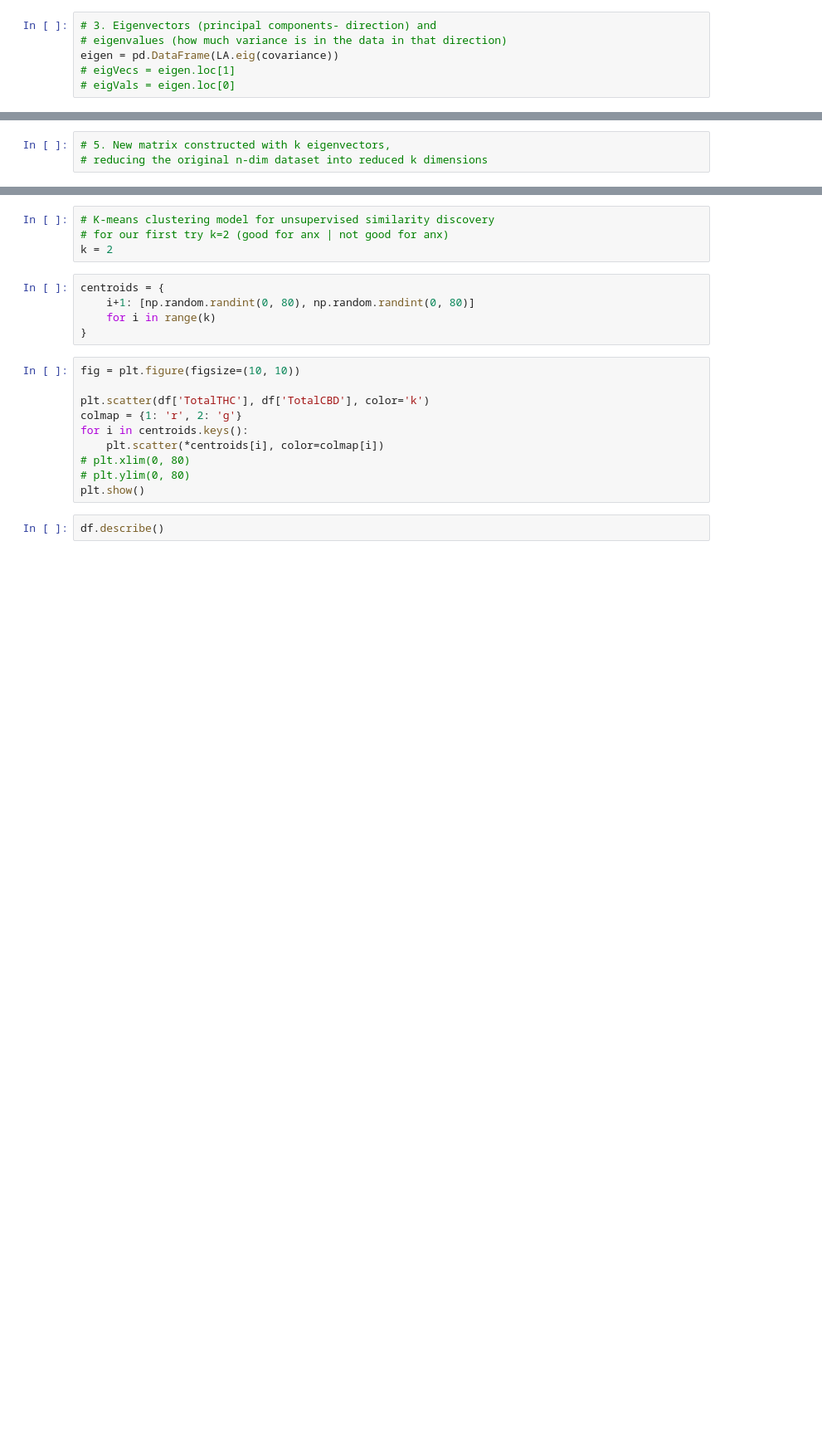
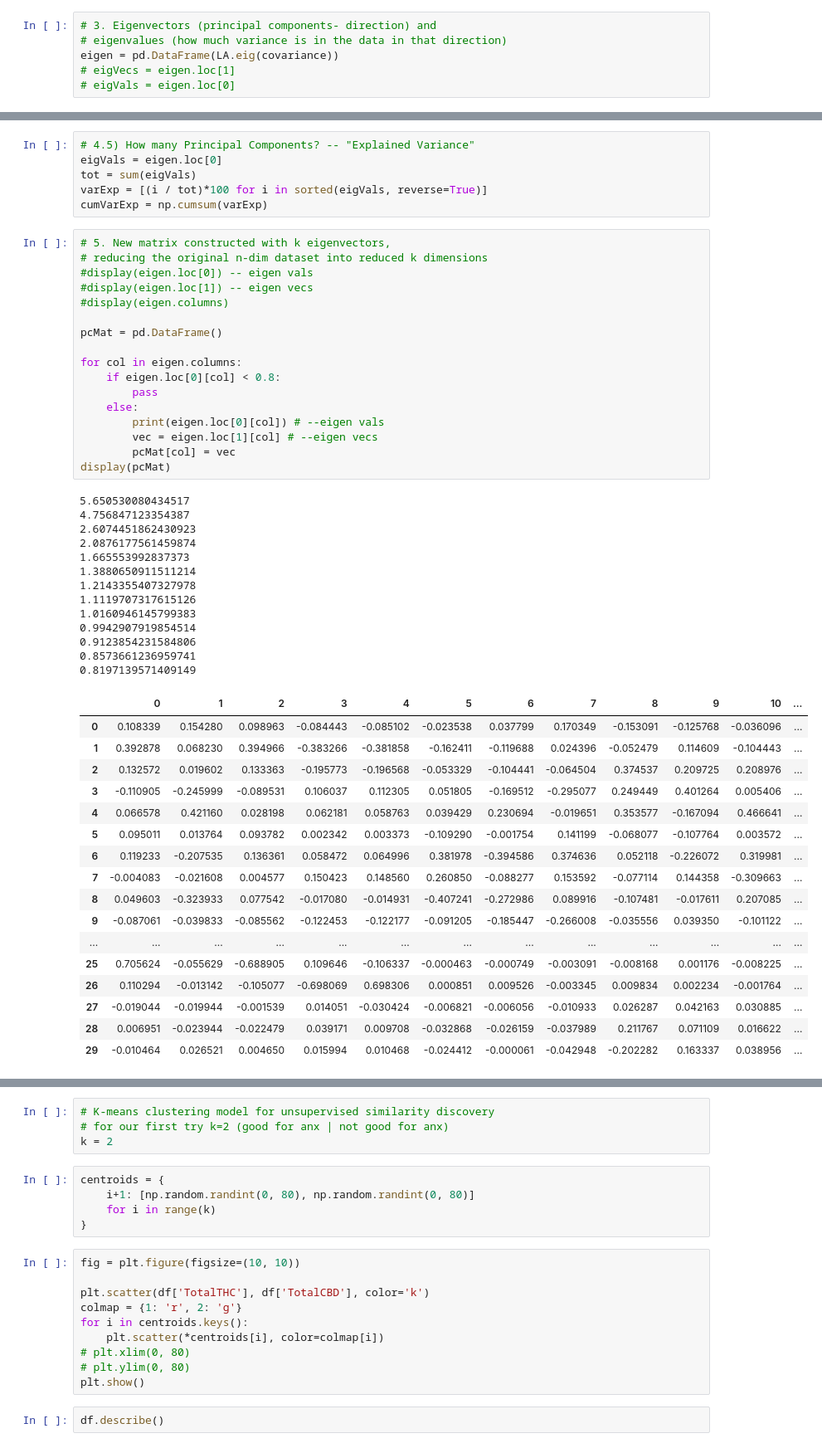
Before and after one commit to erichenschel/CannAnxi, a Jupyter notebook: CannAnxi.ipynb, the cells around one changed output, grey strips where cells are left out. Shown: that part at 83% size. Saved outputs shown, nothing was run; the diff lists cells and outputs as text; blank space fills up the shorter version.

```diff
--- a/CannAnxi.ipynb
+++ b/CannAnxi.ipynb
@@ -188,3 +197,54 @@ eigen.sort_values(by=0, axis=1)
-# %%
-# 5. New matrix constructed with k eigenvectors,
-# reducing the original n-dim dataset into reduced k dimensions
+# %%
+# 4.5) How many Principal Components? -- "Explained Variance"
+eigVals = eigen.loc[0]
+tot = sum(eigVals)
+varExp = [(i / tot)*100 for i in sorted(eigVals, reverse=True)]
+cumVarExp = np.cumsum(varExp)
+# %%
+# 5. New matrix constructed with k eigenvectors,
+# reducing the original n-dim dataset into reduced k dimensions
+#display(eigen.loc[0]) -- eigen vals
+#display(eigen.loc[1]) -- eigen vecs
+#display(eigen.columns)
+
+pcMat = pd.DataFrame()
+
+for col in eigen.columns:
+    if eigen.loc[0][col] < 0.8:
+        pass
+    else:
+        print(eigen.loc[0][col]) # --eigen vals
+        vec = eigen.loc[1][col] # --eigen vecs
+        pcMat[col] = vec
+display(pcMat)
+# %% [output]
+5.650530080434517
+4.756847123354387
+2.6074451862430923
+2.0876177561459874
+1.665553992837373
+1.3880650911511214
+1.2143355407327978
+1.1119707317615126
+1.0160946145799383
+0.9942907919854514
+0.9123854231584806
+0.8573661236959741
+0.8197139571409149
+|  | 0 | 1 | 2 | 3 | 4 | 5 | 6 | 7 | 8 | 9 | 10 | ... |
+| 0 | 0.108339 | 0.154280 | 0.098963 | -0.084443 | -0.085102 | -0.023538 | 0.037799 | 0.170349 | -0.153091 | -0.125768 | -0.036096 | ... |
+| 1 | 0.392878 | 0.068230 | 0.394966 | -0.383266 | -0.381858 | -0.162411 | -0.119688 | 0.024396 | -0.052479 | 0.114609 | -0.104443 | ... |
+| 2 | 0.132572 | 0.019602 | 0.133363 | -0.195773 | -0.196568 | -0.053329 | -0.104441 | -0.064504 | 0.374537 | 0.209725 | 0.208976 | ... |
+| 3 | -0.110905 | -0.245999 | -0.089531 | 0.106037 | 0.112305 | 0.051805 | -0.169512 | -0.295077 | 0.249449 | 0.401264 | 0.005406 | ... |
+| 4 | 0.066578 | 0.421160 | 0.028198 | 0.062181 | 0.058763 | 0.039429 | 0.230694 | -0.019651 | 0.353577 | -0.167094 | 0.466641 | ... |
+| 5 | 0.095011 | 0.013764 | 0.093782 | 0.002342 | 0.003373 | -0.109290 | -0.001754 | 0.141199 | -0.068077 | -0.107764 | 0.003572 | ... |
+| 6 | 0.119233 | -0.207535 | 0.136361 | 0.058472 | 0.064996 | 0.381978 | -0.394586 | 0.374636 | 0.052118 | -0.226072 | 0.319981 | ... |
+| 7 | -0.004083 | -0.021608 | 0.004577 | 0.150423 | 0.148560 | 0.260850 | -0.088277 | 0.153592 | -0.077114 | 0.144358 | -0.309663 | ... |
+| 8 | 0.049603 | -0.323933 | 0.077542 | -0.017080 | -0.014931 | -0.407241 | -0.272986 | 0.089916 | -0.107481 | -0.017611 | 0.207085 | ... |
+| 9 | -0.087061 | -0.039833 | -0.085562 | -0.122453 | -0.122177 | -0.091205 | -0.185447 | -0.266008 | -0.035556 | 0.039350 | -0.101122 | ... |
+| ... | ... | ... | ... | ... | ... | ... | ... | ... | ... | ... | ... | ... |
+| 25 | 0.705624 | -0.055629 | -0.688905 | 0.109646 | -0.106337 | -0.000463 | -0.000749 | -0.003091 | -0.008168 | 0.001176 | -0.008225 | ... |
+| 26 | 0.110294 | -0.013142 | -0.105077 | -0.698069 | 0.698306 | 0.000851 | 0.009526 | -0.003345 | 0.009834 | 0.002234 | -0.001764 | ... |
+| 27 | -0.019044 | -0.019944 | -0.001539 | 0.014051 | -0.030424 | -0.006821 | -0.006056 | -0.010933 | 0.026287 | 0.042163 | 0.030885 | ... |
+| 28 | 0.006951 | -0.023944 | -0.022479 | 0.039171 | 0.009708 | -0.032868 | -0.026159 | -0.037989 | 0.211767 | 0.071109 | 0.016622 | ... |
+| 29 | -0.010464 | 0.026521 | 0.004650 | 0.015994 | 0.010468 | -0.024412 | -0.000061 | -0.042948 | -0.202282 | 0.163337 | 0.038956 | ... |
```
Also changed, not shown: parts of 11 cells of this notebook.
